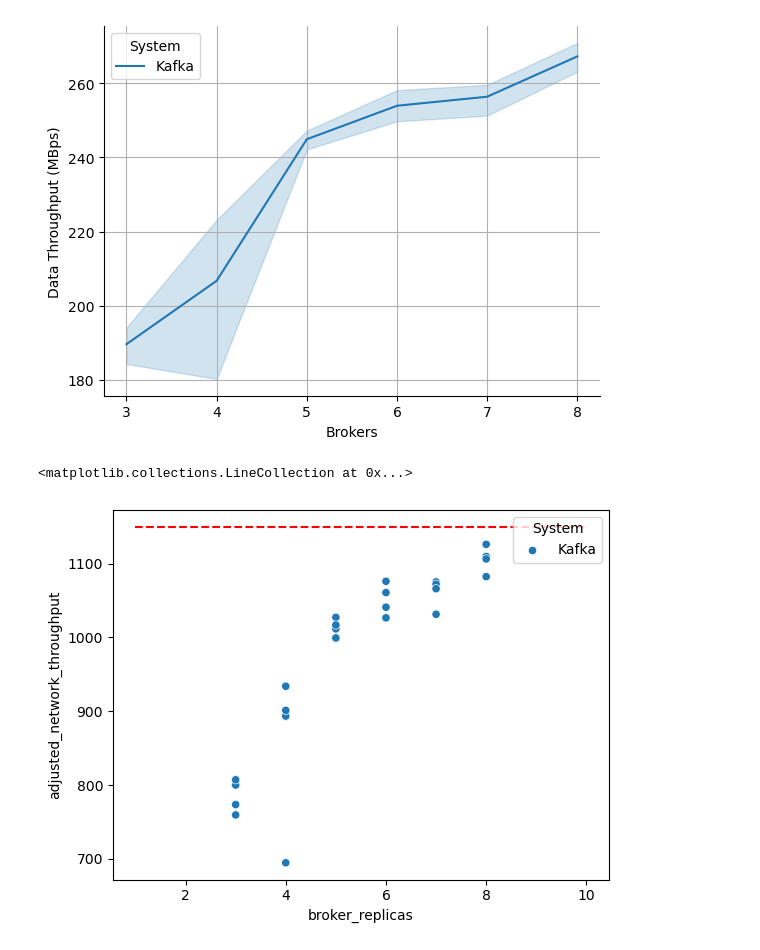
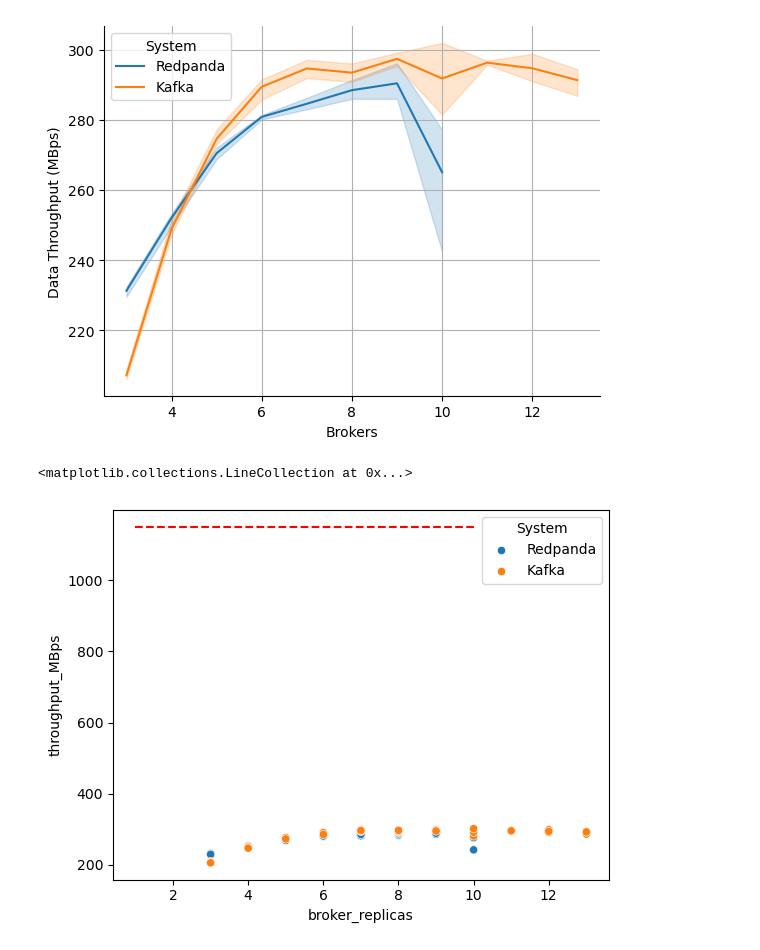
Before and after one commit to stream-energy/greenflow, a Jupyter notebook: plots/2-scaling.ipynb, the cells around one changed output. Cells and saved outputs as stored; diff of their text form; code cells hidden in the pictures.

```diff
--- a/plots/2-scaling.ipynb
+++ b/plots/2-scaling.ipynb
@@ -50,6 +53,8 @@ df = an.full_analytical_pipeline(
     type=".*",
     load=10**9,
     replicationFactor=3,
+    messageSize=32,
+    # messageSize=128,
 )
 system_mapping = {
     'ingest-kafka': 'Kafka',
@@ -61,14 +66,17 @@ cluster_mapping = {
     'grappe': 'Grappe',
     'ecotype': 'Ecotype',
     'parasilo': 'Parasilo',
+    'parasilohdd': 'ParasiloHDD',
 }
 # ovhnvme = ovhnvme.copy()
 df['System'] = df['exp_name'].map(system_mapping)
 df['Cluster'] = df['cluster'].map(cluster_mapping)
+df_orig = df.copy()
 df = df[~((df['System'] == 'Redpanda') & (df['Cluster'] == 'Taurus'))]
 df = df.dropna()
 df = df[df['partitions'] == df['broker_replicas'] * 10]
-df = df[df['System'] == 'Kafka']
+# df = df[df['System'] == 'Kafka']
+df = df[df['consumer_instances'] == 0]
 # taurus_kafka = an.full_analytical_pipeline(
 #     cutoff_begin=cutoff_begin, cutoff_end=cutoff_end, exp_name="ingest-kafka", cluster="taurus", type="scalingBehaviour", partitions=120,
 # )
@@ -163,16 +154,19 @@ plt.show()
 # %%
-plot_throughput_vs_replicas(df[df['Cluster'] == 'Ecotype'])
+interest = df[df["Cluster"] == "Ecotype"]
+# interest = interest[interest["messageSize"] == 128]
+plot_throughput_vs_replicas(interest)
 ax = sns.scatterplot(
-    df[df["Cluster"] == "Ecotype"],
+    interest,
     x="broker_replicas",
-    y="adjusted_network_throughput",
+    # y="adjusted_network_throughput",
+    y="throughput_MBps",
     hue="System",
 )
 ax.hlines(575*2, 1, 10, colors="red", linestyles="--")
 # %% [output]
-[figure, old version]
+[figure, new version]
 <matplotlib.collections.LineCollection at 0x...>
-[figure, old version]
+[figure, new version]
 # %%
 kafka_df = df[df['System'] == 'Kafka']
 kafka_df = kafka_df[((kafka_df['Cluster'] == 'Ecotype') | (kafka_df['Cluster'] == 'Grappe'))]
```
Also changed, not shown: parts of 10 cells of this notebook, 5 other files.
